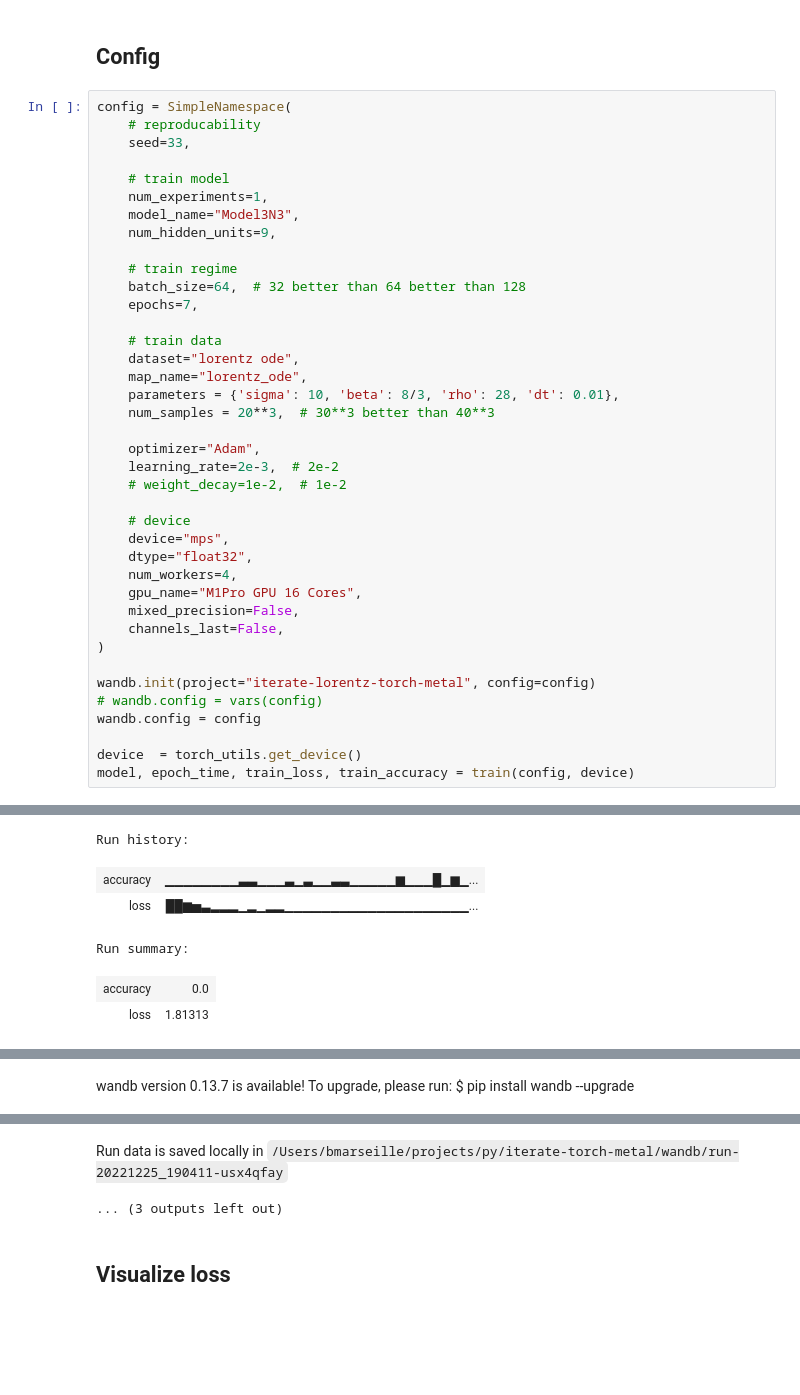
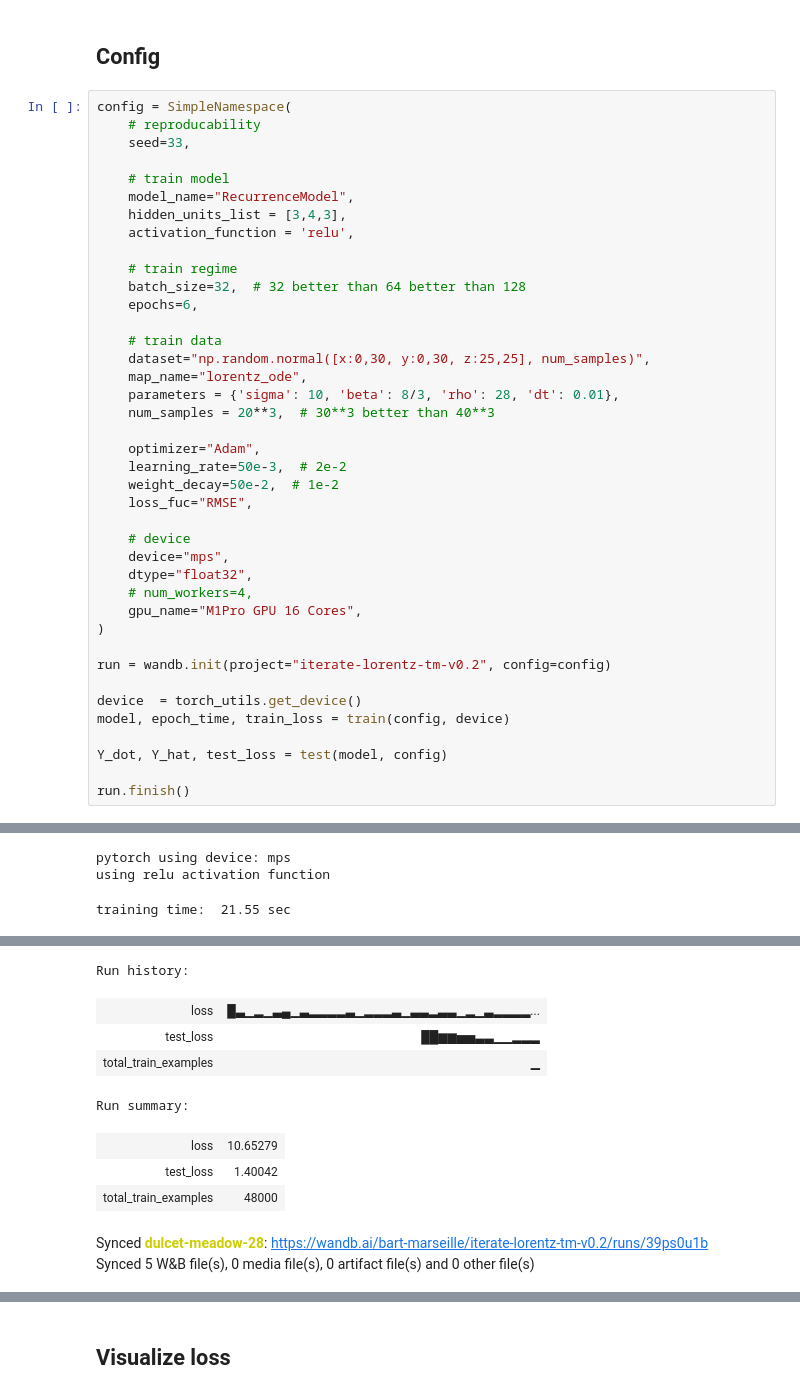
Before and after one commit to bartmarseille/iterate-torch-metal, a Jupyter notebook: iterate-lorentz-torch-metal.ipynb, the cells around one changed output, grey strips where cells are left out. Saved outputs shown, nothing was run; the diff lists cells and outputs as text; blank space fills up the shorter version.

```diff
--- a/iterate-lorentz-torch-metal.ipynb
+++ b/iterate-lorentz-torch-metal.ipynb
@@ -163,37 +222,38 @@ config = SimpleNamespace(
     seed=33,
 
     # train model
-    num_experiments=1,
-    model_name="Model3N3",
-    num_hidden_units=9,
+    model_name="RecurrenceModel",
+    hidden_units_list = [3,4,3],
+    activation_function = 'relu',
 
     # train regime
-    batch_size=64,  # 32 better than 64 better than 128
-    epochs=7,
+    batch_size=32,  # 32 better than 64 better than 128
+    epochs=6,
 
     # train data
-    dataset="lorentz ode",
+    dataset="np.random.normal([x:0,30, y:0,30, z:25,25], num_samples)",
     map_name="lorentz_ode",
     parameters = {'sigma': 10, 'beta': 8/3, 'rho': 28, 'dt': 0.01},
     num_samples = 20**3,  # 30**3 better than 40**3
 
     optimizer="Adam",
-    learning_rate=2e-3,  # 2e-2
-    # weight_decay=1e-2,  # 1e-2
+    learning_rate=50e-3,  # 2e-2
+    weight_decay=50e-2,  # 1e-2
+    loss_fuc="RMSE",
 
     # device
     device="mps",
     dtype="float32",
-    num_workers=4,
+    # num_workers=4,
     gpu_name="M1Pro GPU 16 Cores",
-    mixed_precision=False,
-    channels_last=False,
 )
 
-wandb.init(project="iterate-lorentz-torch-metal", config=config)
-# wandb.config = vars(config)
-wandb.config = config
+run = wandb.init(project="iterate-lorentz-tm-v0.2", config=config)
 
 device  = torch_utils.get_device()
-model, epoch_time, train_loss, train_accuracy = train(config, device)
+model, epoch_time, train_loss = train(config, device)
+
+Y_dot, Y_hat, test_loss = test(model, config)
+
+run.finish()
 # %% [output]
@@ -202,6 +262,0 @@ Waiting for W&B process to finish... (success).
-Run history:
-| accuracy | ▁▁▁▁▁▁▁▁▃▃▁▁▁▃▁▃▁▁▃▃▁▁▁▁▁▆▁▁▁█▁▆▁... |
-| loss | ██▆▅▃▂▂▂▁▂▁▂▂▁▁▁▁▁▁▁▁▁▁▁▁▁▁▁▁▁▁▁▁... |
-Run summary:
-| accuracy | 0.0 |
-| loss | 1.81313 |
@@ -210,0 +265,3 @@ Find logs at: ./wandb/run-20221225_190025-jh5qque8/logs
+pytorch using device: mps
+using relu activation function
+training time:  21.55 sec
@@ -212 +269,10 @@ Successfully finished last run (ID:jh5qque8). Initializing new run:
+Run history:
+| loss | █▃▁▂▁▃▄▁▃▂▂▂▂▃▁▂▂▂▃▁▃▃▂▃▃▁▂▁▃▂▂▂▂... |
+| test_loss | ██▆▆▅▅▃▃▁▁▂▂▂ |
+| total_train_examples | ▁ |
+Run summary:
+| loss | 10.65279 |
+| test_loss | 1.40042 |
+| total_train_examples | 48000 |
-wandb version 0.13.7 is available! To upgrade, please run: $ pip install wandb --upgrade
+Synced dulcet-meadow-28: https://wandb.ai/bart-marseille/iterate-lorentz-tm-v0.2/runs/39ps0u1b
+Synced 5 W&B file(s), 0 media file(s), 0 artifact file(s) and 0 other file(s)
@@ -214,5 +280,3 @@ Tracking run with wandb version 0.13.5
-Run data is saved locally in /Users/bmarseille/projects/py/iterate-torch-metal/wandb/run-20221225_190411-usx4qfay
-... (3 outputs left out)
 # %% [markdown]
 ## Visualize loss
 # %%
```
Also changed, not shown: parts of 8 cells of this notebook.
